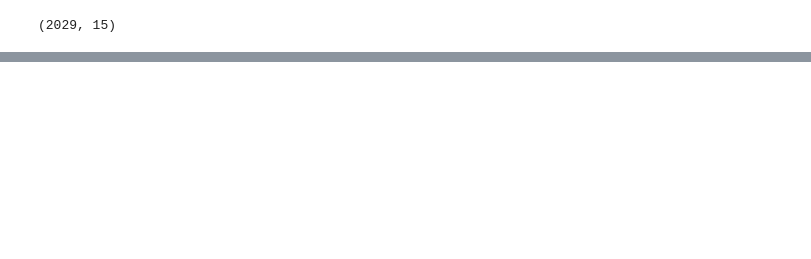
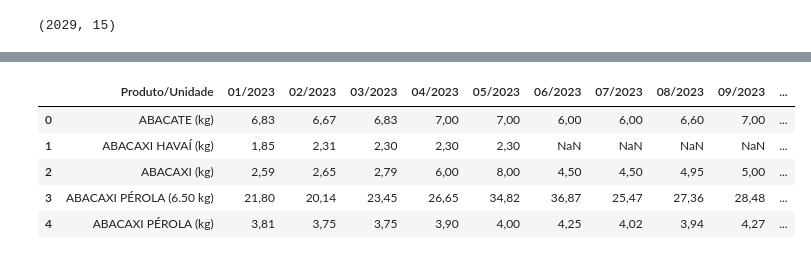
Before and after one commit to rafaellabastos/savvyfix-ia-notebook, a Jupyter notebook: precificacao_dinamica.ipynb, the cells around one changed output, grey strips where cells are left out. Cells and saved outputs as stored; diff of their text form; code cells hidden in the pictures; blank space fills up the shorter version.

Commit message:
Terminei a visualização dos dados do DataFrame

```diff
--- a/precificacao_dinamica.ipynb
+++ b/precificacao_dinamica.ipynb
@@ -47,0 +79,12 @@ dados.shape
+# %%
+# Exclusão de colunas sem importância
+dados = dados.drop('Nível de Comercialização', axis=1)
+dados = dados.drop('U.F.', axis=1)
+dados.head()
+# %% [output]
+|  | Produto/Unidade | 01/2023 | 02/2023 | 03/2023 | 04/2023 | 05/2023 | 06/2023 | 07/2023 | 08/2023 | 09/2023 | ... |
+| 0 | ABACATE (kg) | 6,83 | 6,67 | 6,83 | 7,00 | 7,00 | 6,00 | 6,00 | 6,60 | 7,00 | ... |
+| 1 | ABACAXI HAVAÍ (kg) | 1,85 | 2,31 | 2,30 | 2,30 | 2,30 | NaN | NaN | NaN | NaN | ... |
+| 2 | ABACAXI (kg) | 2,59 | 2,65 | 2,79 | 6,00 | 8,00 | 4,50 | 4,50 | 4,95 | 5,00 | ... |
+| 3 | ABACAXI PÉROLA (6.50 kg) | 21,80 | 20,14 | 23,45 | 26,65 | 34,82 | 36,87 | 25,47 | 27,36 | 28,48 | ... |
+| 4 | ABACAXI PÉROLA (kg) | 3,81 | 3,75 | 3,75 | 3,90 | 4,00 | 4,25 | 4,02 | 3,94 | 4,27 | ... |
```
Also changed, not shown: parts of 6 cells of this notebook.
